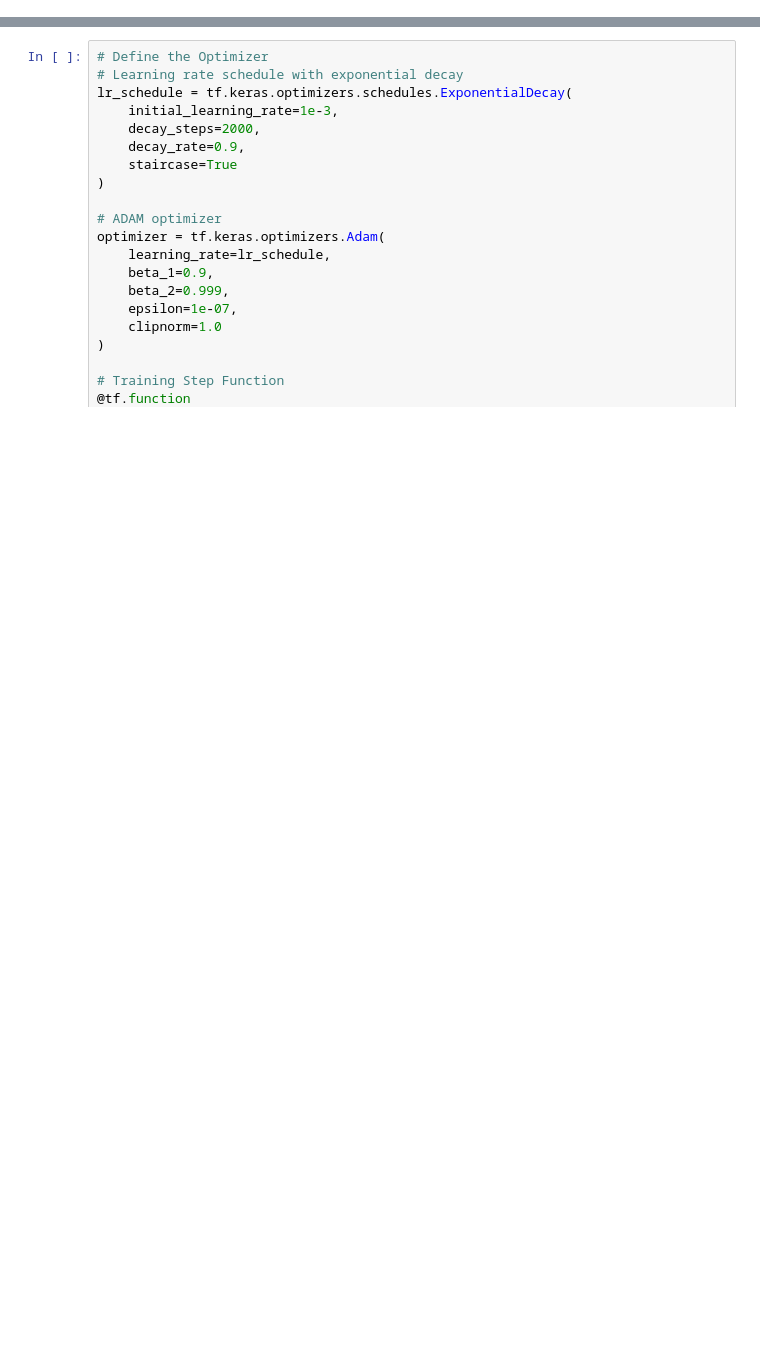
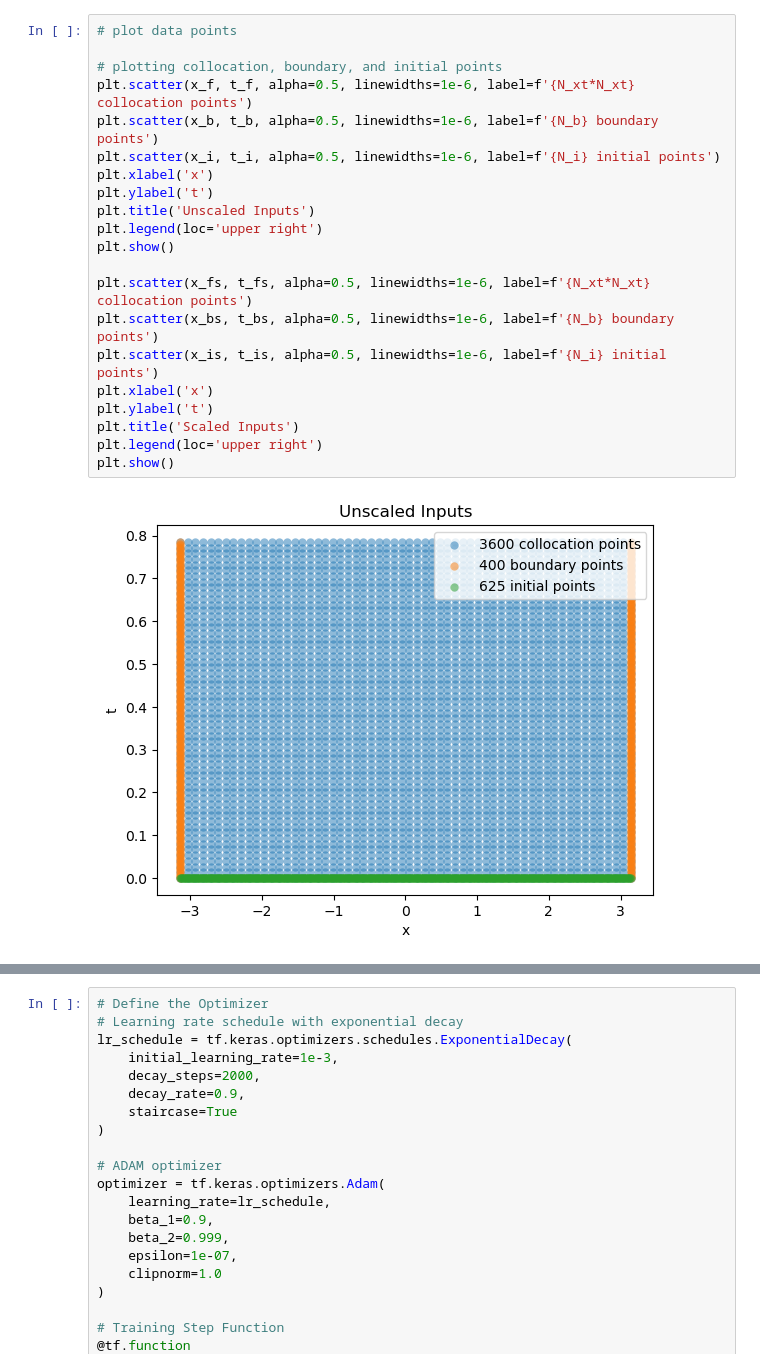
Before and after one commit to mrdchua/PINN-TDSE, a Jupyter notebook: TDSE-PHYS299/pinn-tdse-w1-s1.ipynb, the cells around one changed output, grey strips where cells are left out. Saved outputs shown, nothing was run; the diff lists cells and outputs as text; blank space fills up the shorter version.

```diff
--- a/TDSE-PHYS299/pinn-tdse-w1-s1.ipynb
+++ b/TDSE-PHYS299/pinn-tdse-w1-s1.ipynb
@@ -72,0 +115,23 @@ x_ns = scale_inputs(x_n, x_min, x_max)
+# %%
+# plot data points
+
+# plotting collocation, boundary, and initial points
+plt.scatter(x_f, t_f, alpha=0.5, linewidths=1e-6, label=f'{N_xt*N_xt} collocation points')
+plt.scatter(x_b, t_b, alpha=0.5, linewidths=1e-6, label=f'{N_b} boundary points')
+plt.scatter(x_i, t_i, alpha=0.5, linewidths=1e-6, label=f'{N_i} initial points')
+plt.xlabel('x')
+plt.ylabel('t')
+plt.title('Unscaled Inputs')
+plt.legend(loc='upper right')
+plt.show()
+
+plt.scatter(x_fs, t_fs, alpha=0.5, linewidths=1e-6, label=f'{N_xt*N_xt} collocation points')
+plt.scatter(x_bs, t_bs, alpha=0.5, linewidths=1e-6, label=f'{N_b} boundary points')
+plt.scatter(x_is, t_is, alpha=0.5, linewidths=1e-6, label=f'{N_i} initial points')
+plt.xlabel('x')
+plt.ylabel('t')
+plt.title('Scaled Inputs')
+plt.legend(loc='upper right')
+plt.show()
+# %% [output]
+[figure, added]
```
Also changed, not shown: parts of 7 cells of this notebook.
